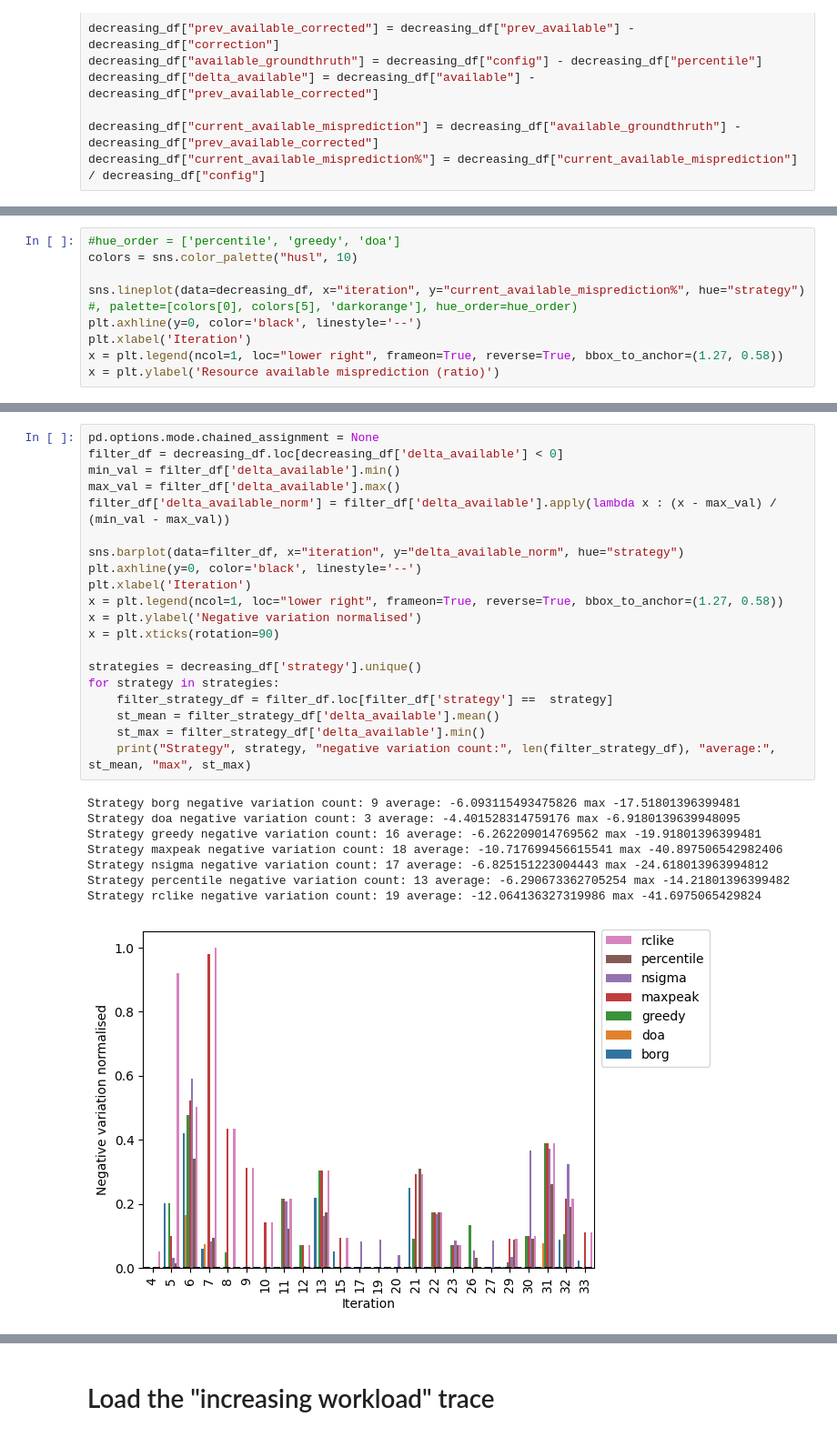
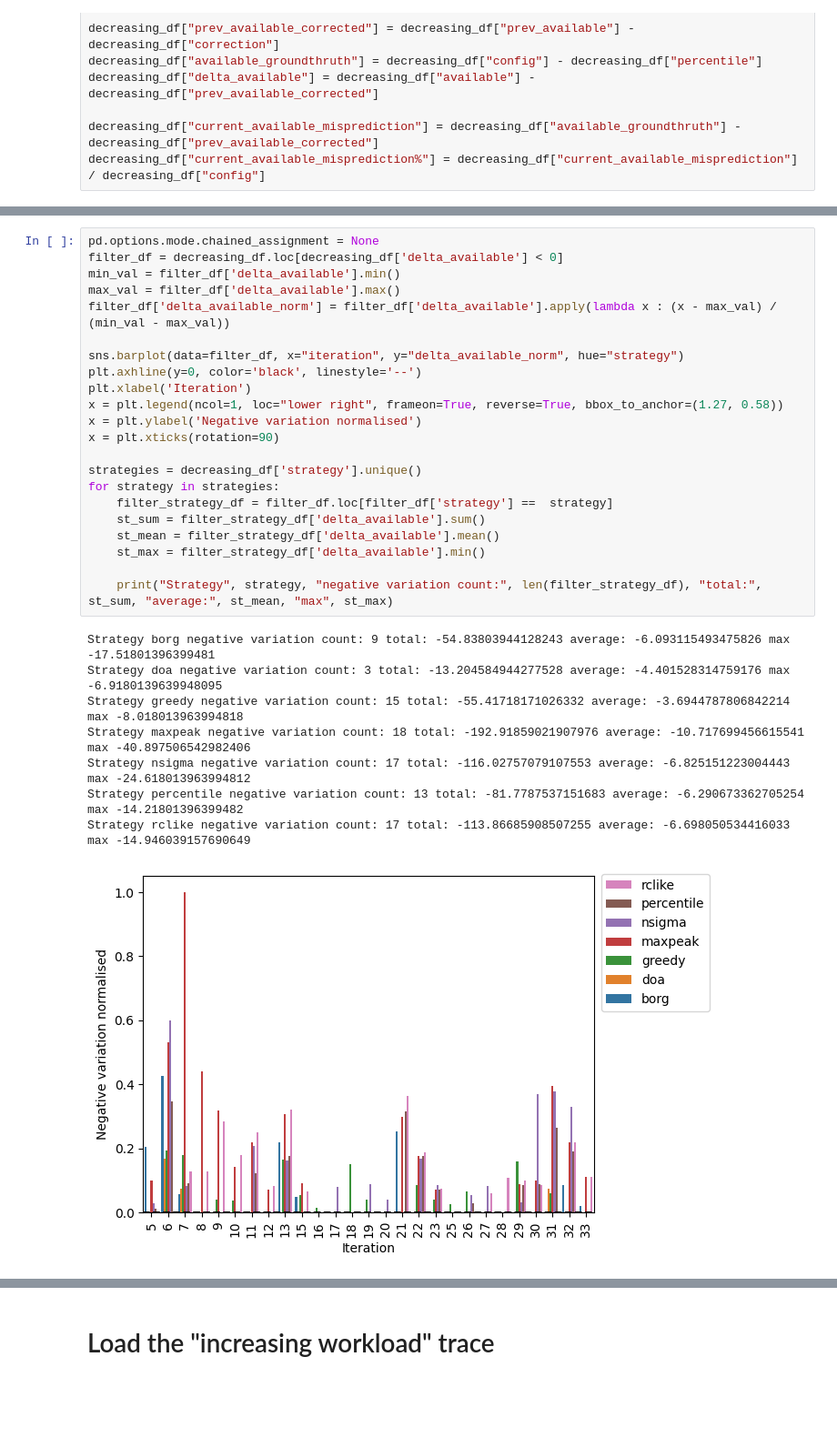
Before and after one commit to jacquetpi/scroogevm, a Jupyter notebook: scroogevm_analysis.ipynb, the cells around one changed output, grey strips where cells are left out. Shown at 91% size. Drawn from its saved outputs; the diff is of its cells as text; blank space fills up the shorter version.

Commit message:
working on greedy implementation

```diff
--- a/scroogevm_analysis.ipynb
+++ b/scroogevm_analysis.ipynb
@@ -125,9 +124,0 @@ x = plt.ylabel('Resource available misprediction (ratio)')
-# %%
-#hue_order = ['percentile', 'greedy', 'doa']
-colors = sns.color_palette("husl", 10)
-
-sns.lineplot(data=decreasing_df, x="iteration", y="current_available_misprediction%", hue="strategy") #, palette=[colors[0], colors[5], 'darkorange'], hue_order=hue_order)
-plt.axhline(y=0, color='black', linestyle='--')
-plt.xlabel('Iteration')
-x = plt.legend(ncol=1, loc="lower right", frameon=True, reverse=True, bbox_to_anchor=(1.27, 0.58))
-x = plt.ylabel('Resource available misprediction (ratio)')
@@ -136,29 +125,31 @@ x = plt.ylabel('Resource available misprediction (ratio)')
 # %%
 pd.options.mode.chained_assignment = None
 filter_df = decreasing_df.loc[decreasing_df['delta_available'] < 0]
 min_val = filter_df['delta_available'].min()
 max_val = filter_df['delta_available'].max()
 filter_df['delta_available_norm'] = filter_df['delta_available'].apply(lambda x : (x - max_val) / (min_val - max_val))
 
 sns.barplot(data=filter_df, x="iteration", y="delta_available_norm", hue="strategy")
 plt.axhline(y=0, color='black', linestyle='--')
 plt.xlabel('Iteration')
 x = plt.legend(ncol=1, loc="lower right", frameon=True, reverse=True, bbox_to_anchor=(1.27, 0.58))
 x = plt.ylabel('Negative variation normalised')
 x = plt.xticks(rotation=90)
 
 strategies = decreasing_df['strategy'].unique()
 for strategy in strategies:
     filter_strategy_df = filter_df.loc[filter_df['strategy'] ==  strategy]
+    st_sum = filter_strategy_df['delta_available'].sum()
     st_mean = filter_strategy_df['delta_available'].mean()
     st_max = filter_strategy_df['delta_available'].min()
-    print("Strategy", strategy, "negative variation count:", len(filter_strategy_df), "average:", st_mean, "max", st_max)
+
+    print("Strategy", strategy, "negative variation count:", len(filter_strategy_df), "total:", st_sum, "average:", st_mean, "max", st_max)
 # %% [output]
-Strategy borg negative variation count: 9 average: -6.093115493475826 max -17.51801396399481
-Strategy doa negative variation count: 3 average: -4.401528314759176 max -6.9180139639948095
-Strategy greedy negative variation count: 16 average: -6.262209014769562 max -19.91801396399481
-Strategy maxpeak negative variation count: 18 average: -10.717699456615541 max -40.897506542982406
-Strategy nsigma negative variation count: 17 average: -6.825151223004443 max -24.618013963994812
-Strategy percentile negative variation count: 13 average: -6.290673362705254 max -14.21801396399482
-Strategy rclike negative variation count: 19 average: -12.064136327319986 max -41.6975065429824
+Strategy borg negative variation count: 9 total: -54.83803944128243 average: -6.093115493475826 max -17.51801396399481
+Strategy doa negative variation count: 3 total: -13.204584944277528 average: -4.401528314759176 max -6.9180139639948095
+Strategy greedy negative variation count: 15 total: -55.41718171026332 average: -3.6944787806842214 max -8.018013963994818
+Strategy maxpeak negative variation count: 18 total: -192.91859021907976 average: -10.717699456615541 max -40.897506542982406
+Strategy nsigma negative variation count: 17 total: -116.02757079107553 average: -6.825151223004443 max -24.618013963994812
+Strategy percentile negative variation count: 13 total: -81.7787537151683 average: -6.290673362705254 max -14.21801396399482
+Strategy rclike negative variation count: 17 total: -113.86685908507255 average: -6.698050534416033 max -14.946039157690649
-[figure, old version]
+[figure, new version]
```
Also changed, not shown: parts of 3 cells of this notebook, 2 other files.
